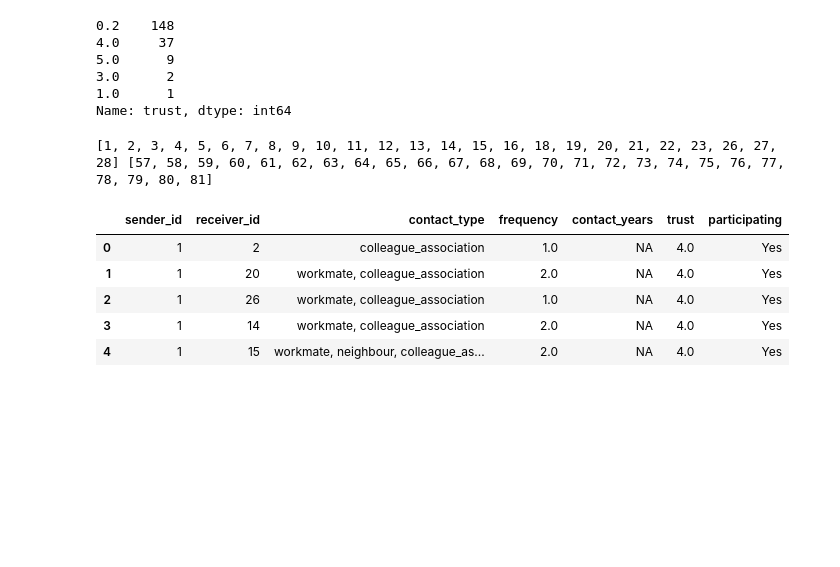
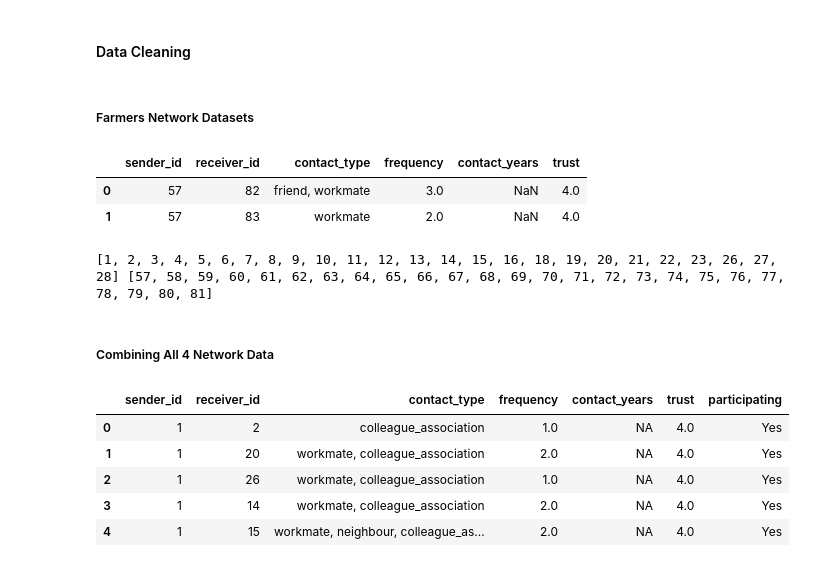
Before and after one commit to liugrac/climate_change_responses, a Jupyter notebook: Farmers Social Network.ipynb, the cells around one changed output. Cells and saved outputs as stored; diff of their text form; code cells hidden in the pictures; blank space fills up the shorter version.

```diff
--- a/Farmers Social Network.ipynb
+++ b/Farmers Social Network.ipynb
@@ -19,4 +19,6 @@ import matplotlib as mpl
 import matplotlib.pyplot as plt
 import plotly.graph_objects as go
 from plotly.offline import download_plotlyjs, init_notebook_mode, iplot
+# %% [markdown]
+#### Data Cleaning
 # %%
@@ -40,30 +42,31 @@ def clean_df(df):
   final_df['trust'] = np.where(final_df['trust'] == 'NA', 0.2, final_df['trust'])
   final_df['trust'] = pd.to_numeric(final_df['trust'])
   return final_df
+# %% [markdown]
+##### Farmers Network Datasets
 # %%
+# There are 4 datasets of the farmers network, sectioned in the following:
+
 # agro participating farmers connection
 part_part_df = pd.read_csv('data/Edges_agroconcept_complete.csv',sep=";")
 part_part_df = clean_df(part_part_df)
 
 # agro participating farmers with external connections- the extrenal connection ID looks similar to farmers ID, have a find a way to filter them
 part_others_df = pd.read_csv('data/Edges_agroconcept_and_external_contacts.csv',sep=";")
 part_others_df = clean_df(part_others_df)
 
 # non participating farmers with non participating farmers
 non_all_df = pd.read_csv('data/Edges_nonpart_all.csv',sep=";")
 non_all_df = clean_df(non_all_df)
 
 # non participating farmers with agro participating farmers
 non_part_df = pd.read_csv('data/Edges_nonpart_to_agroconcept.csv',sep=";")
 non_part_df = clean_df(non_part_df)
 non_part_df.head(2)
 
-non_all_df.trust.value_counts()
+non_all_df.head(2)
 # %% [output]
-0.2    148
-4.0     37
-5.0      9
-3.0      2
-1.0      1
-Name: trust, dtype: int64
+|  | sender_id | receiver_id | contact_type | frequency | contact_years | trust |
+| 0 | 57 | 82 | friend, workmate | 3.0 | NaN | 4.0 |
+| 1 | 57 | 83 | workmate | 2.0 | NaN | 4.0 |
 # %%
@@ -79,6 +82,8 @@ non_list = att_non_df['ego_id_nonpart'].tolist()
 print(part_list, non_list)
 # %% [output]
 [1, 2, 3, 4, 5, 6, 7, 8, 9, 10, 11, 12, 13, 14, 15, 16, 18, 19, 20, 21, 22, 23, 26, 27, 28] [57, 58, 59, 60, 61, 62, 63, 64, 65, 66, 67, 68, 69, 70, 71, 72, 73, 74, 75, 76, 77, 78, 79, 80, 81]
+# %% [markdown]
+##### Combining All 4 Network Data
 # %%
 all_farmers_df = pd.concat([part_part_df, part_others_df, non_all_df, non_part_df])
 all_farmers_df['participating'] = np.where( all_farmers_df['sender_id'].isin(part_list),'Yes'
```
Also changed, not shown: parts of 8 cells of this notebook.
